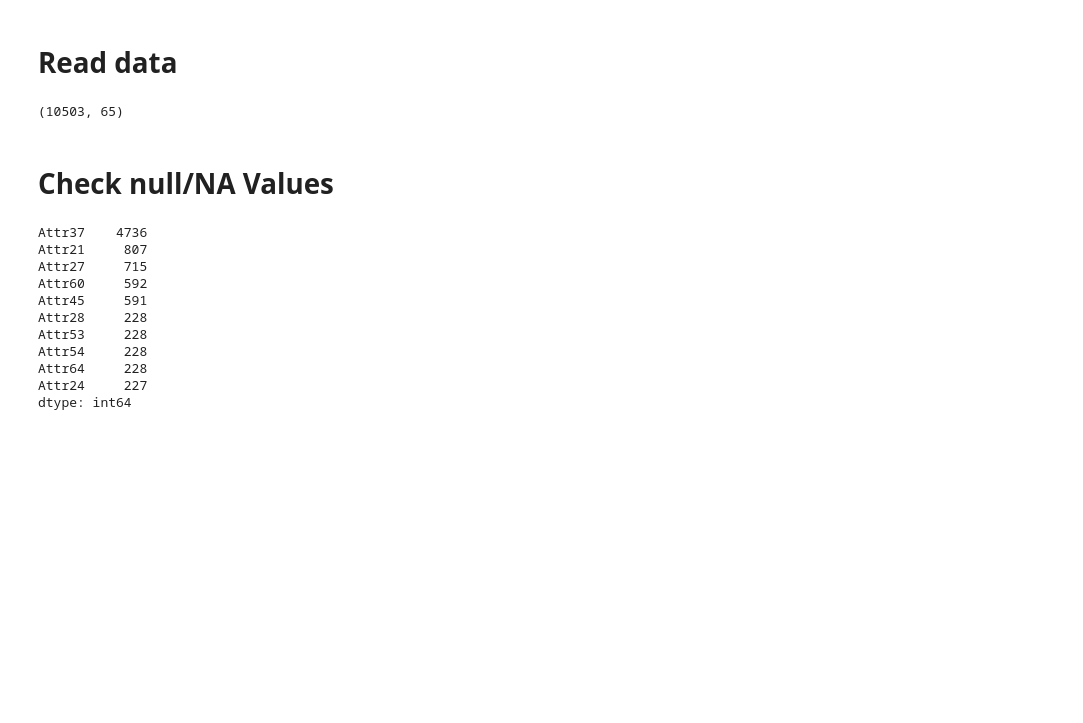
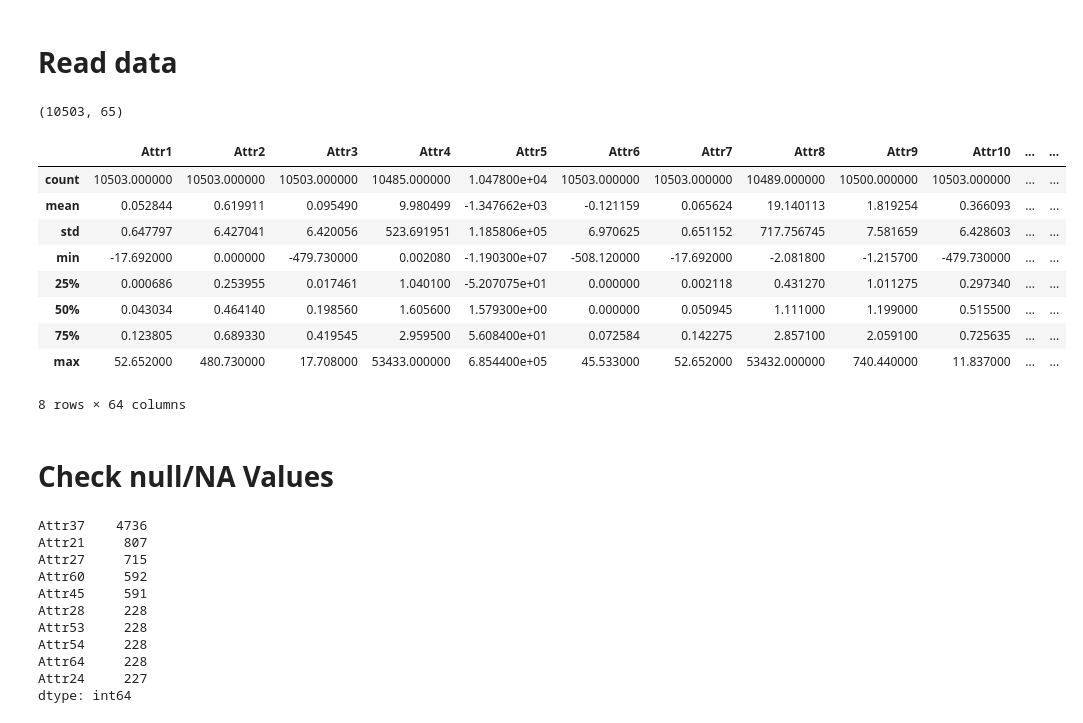
Before and after one commit to devarajphukan/bankruptcy_classification, a Jupyter notebook: explore.ipynb, the cells around one changed output. Cells and saved outputs as stored; diff of their text form; code cells hidden in the pictures; blank space fills up the shorter version.

```diff
--- a/explore.ipynb
+++ b/explore.ipynb
@@ -20,6 +21,20 @@ data.head()
 data.shape
 # %% [output]
 (10503, 65)
+# %%
+data_description = data.describe()
+data_description
+# %% [output]
+|  | Attr1 | Attr2 | Attr3 | Attr4 | Attr5 | Attr6 | Attr7 | Attr8 | Attr9 | Attr10 | ... | ... |
+| count | 10503.000000 | 10503.000000 | 10503.000000 | 10485.000000 | 1.047800e+04 | 10503.000000 | 10503.000000 | 10489.000000 | 10500.000000 | 10503.000000 | ... | ... |
+| mean | 0.052844 | 0.619911 | 0.095490 | 9.980499 | -1.347662e+03 | -0.121159 | 0.065624 | 19.140113 | 1.819254 | 0.366093 | ... | ... |
+| std | 0.647797 | 6.427041 | 6.420056 | 523.691951 | 1.185806e+05 | 6.970625 | 0.651152 | 717.756745 | 7.581659 | 6.428603 | ... | ... |
+| min | -17.692000 | 0.000000 | -479.730000 | 0.002080 | -1.190300e+07 | -508.120000 | -17.692000 | -2.081800 | -1.215700 | -479.730000 | ... | ... |
+| 25% | 0.000686 | 0.253955 | 0.017461 | 1.040100 | -5.207075e+01 | 0.000000 | 0.002118 | 0.431270 | 1.011275 | 0.297340 | ... | ... |
+| 50% | 0.043034 | 0.464140 | 0.198560 | 1.605600 | 1.579300e+00 | 0.000000 | 0.050945 | 1.111000 | 1.199000 | 0.515500 | ... | ... |
+| 75% | 0.123805 | 0.689330 | 0.419545 | 2.959500 | 5.608400e+01 | 0.072584 | 0.142275 | 2.857100 | 2.059100 | 0.725635 | ... | ... |
+| max | 52.652000 | 480.730000 | 17.708000 | 53433.000000 | 6.854400e+05 | 45.533000 | 52.652000 | 53432.000000 | 740.440000 | 11.837000 | ... | ... |
+8 rows × 64 columns
 # %% [markdown]
 # Check null/NA Values
 # %%
```
Also changed, not shown: parts of 13 cells of this notebook.
